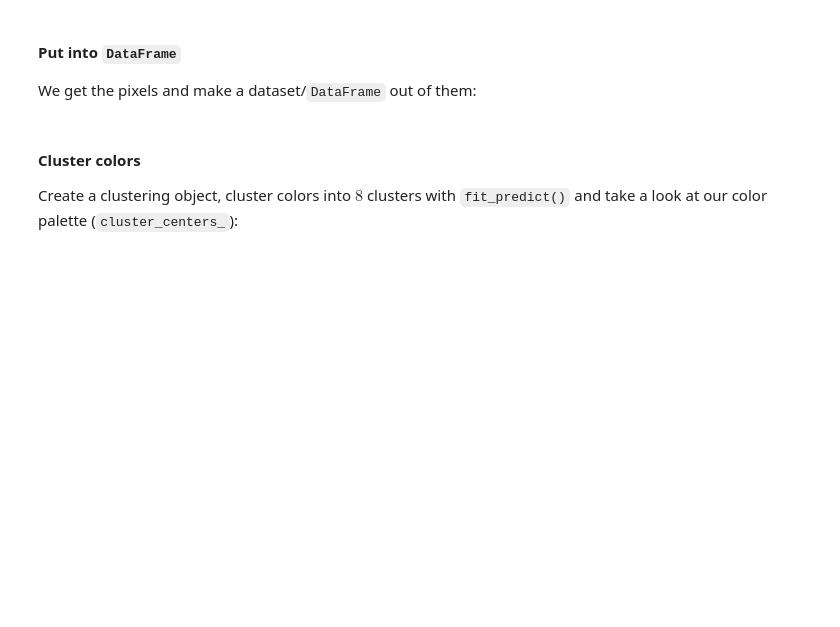
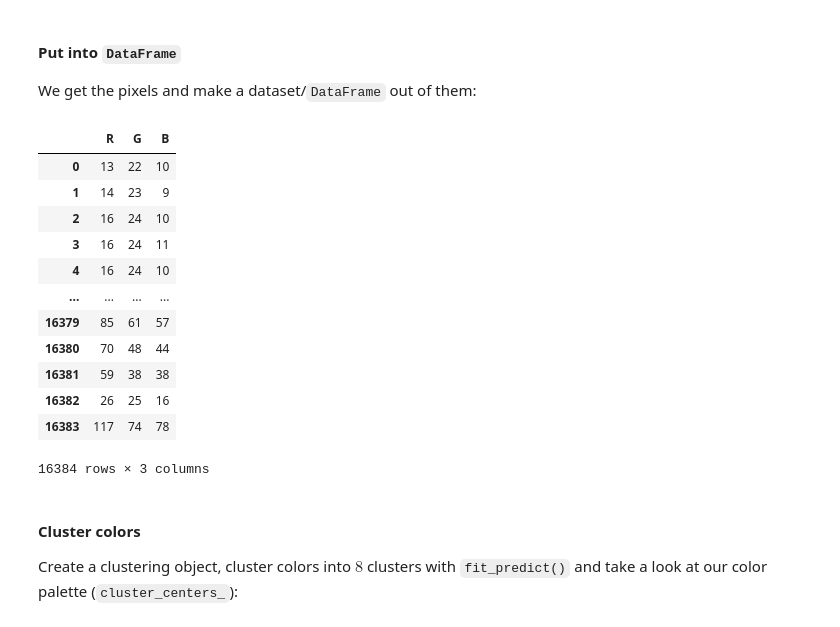
Before and after one commit to kaoriogawa-PSAM-5020-spring2026/Homework08, a Jupyter notebook: Homework08.ipynb, the cells around one changed output. Drawn from its saved outputs; the diff is of its cells as text; code cells hidden in the pictures; blank space fills up the shorter version.

```diff
--- a/Homework08.ipynb
+++ b/Homework08.ipynb
@@ -401,7 +408,22 @@ We get the pixels and make a dataset/`DataFrame` out of them:
 # %%
 # Load into DataFrame
 pxs = get_pixels(pimg)
 pxs_df = pd.DataFrame(pxs, columns=["R", "G", "B"])
+pxs_df
+# %% [output]
+|  | R | G | B |
+| 0 | 13 | 22 | 10 |
+| 1 | 14 | 23 | 9 |
+| 2 | 16 | 24 | 10 |
+| 3 | 16 | 24 | 11 |
+| 4 | 16 | 24 | 10 |
+| ... | ... | ... | ... |
+| 16379 | 85 | 61 | 57 |
+| 16380 | 70 | 48 | 44 |
+| 16381 | 59 | 38 | 38 |
+| 16382 | 26 | 25 | 16 |
+| 16383 | 117 | 74 | 78 |
+16384 rows × 3 columns
 # %% [markdown]
 #### Cluster colors
 
```
Also changed, not shown: parts of 9 cells of this notebook.
